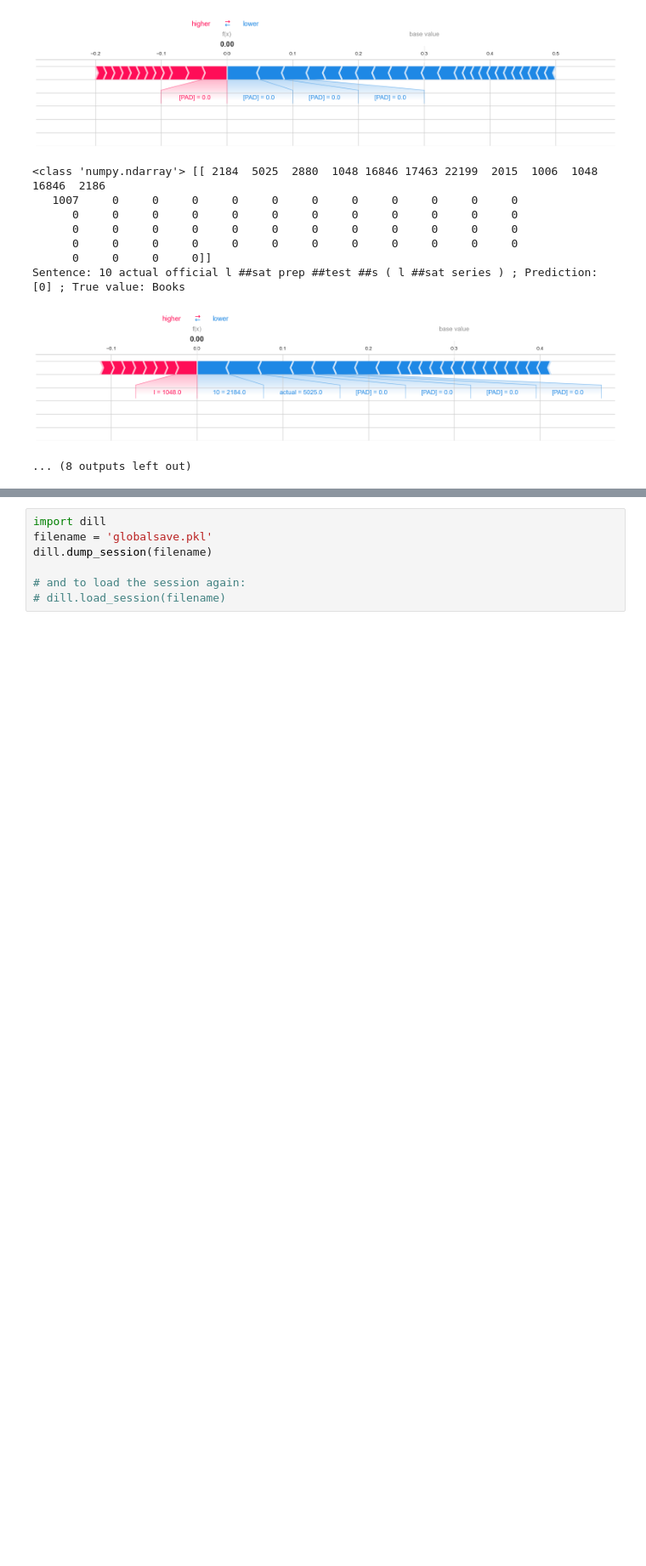
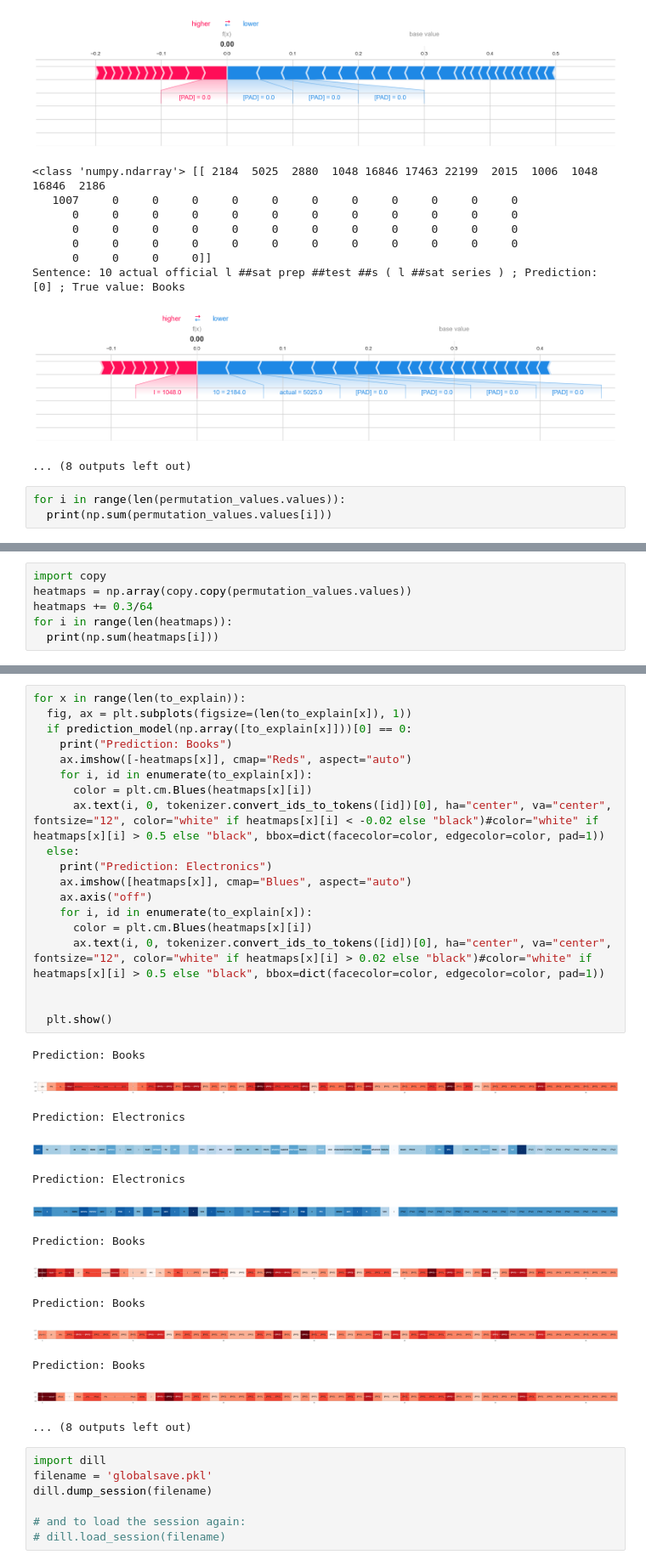
Before and after one commit to bkapteijns/thesis, a Jupyter notebook: code/feature-relevance/SHAP/product-classification/nlp_shap.ipynb, the cells around one changed output, grey strips where cells are left out. Shown at 85% size. Drawn from its saved outputs; the diff is of its cells as text; blank space fills up the shorter version.

```diff
--- a/code/feature-relevance/SHAP/product-classification/nlp_shap.ipynb
+++ b/code/feature-relevance/SHAP/product-classification/nlp_shap.ipynb
@@ -509,3 +508,6 @@ Sentence: physics je ##e ; Prediction: [0] ; True value: Books
 Sentence: 10 actual official l ##sat prep ##test ##s ( l ##sat series ) ; Prediction: [0] ; True value: Books
 [figure]
 ... (8 outputs left out)
+# %%
+for i in range(len(permutation_values.values)):
+  print(np.sum(permutation_values.values[i]))
@@ -511,0 +525,6 @@ Sentence: 10 actual official l ##sat prep ##test ##s ( l ##sat series ) ; Predic
+# %%
+import copy
+heatmaps = np.array(copy.copy(permutation_values.values))
+heatmaps += 0.3/64
+for i in range(len(heatmaps)):
+  print(np.sum(heatmaps[i]))
@@ -512,3 +562,36 @@ Sentence: 10 actual official l ##sat prep ##test ##s ( l ##sat series ) ; Predic
+# %%
+for x in range(len(to_explain)):
+  fig, ax = plt.subplots(figsize=(len(to_explain[x]), 1))
+  if prediction_model(np.array([to_explain[x]]))[0] == 0:
+    print("Prediction: Books")
+    ax.imshow([-heatmaps[x]], cmap="Reds", aspect="auto")
+    for i, id in enumerate(to_explain[x]):
+      color = plt.cm.Blues(heatmaps[x][i])
+      ax.text(i, 0, tokenizer.convert_ids_to_tokens([id])[0], ha="center", va="center", fontsize="12", color="white" if heatmaps[x][i] < -0.02 else "black")#color="white" if heatmaps[x][i] > 0.5 else "black", bbox=dict(facecolor=color, edgecolor=color, pad=1))
+  else:
+    print("Prediction: Electronics")
+    ax.imshow([heatmaps[x]], cmap="Blues", aspect="auto")
+    ax.axis("off")
+    for i, id in enumerate(to_explain[x]):
+      color = plt.cm.Blues(heatmaps[x][i])
+      ax.text(i, 0, tokenizer.convert_ids_to_tokens([id])[0], ha="center", va="center", fontsize="12", color="white" if heatmaps[x][i] > 0.02 else "black")#color="white" if heatmaps[x][i] > 0.5 else "black", bbox=dict(facecolor=color, edgecolor=color, pad=1))
+
+
+  plt.show()
+# %% [output]
+Prediction: Books
+[figure, added]
+Prediction: Electronics
+[figure, added]
+Prediction: Electronics
+[figure, added]
+Prediction: Books
+[figure, added]
+Prediction: Books
+[figure, added]
+Prediction: Books
+[figure, added]
+... (8 outputs left out)
 # %%
 import dill
 filename = 'globalsave.pkl'
```
Also changed, not shown: parts of 4 cells of this notebook, 3 other files.
